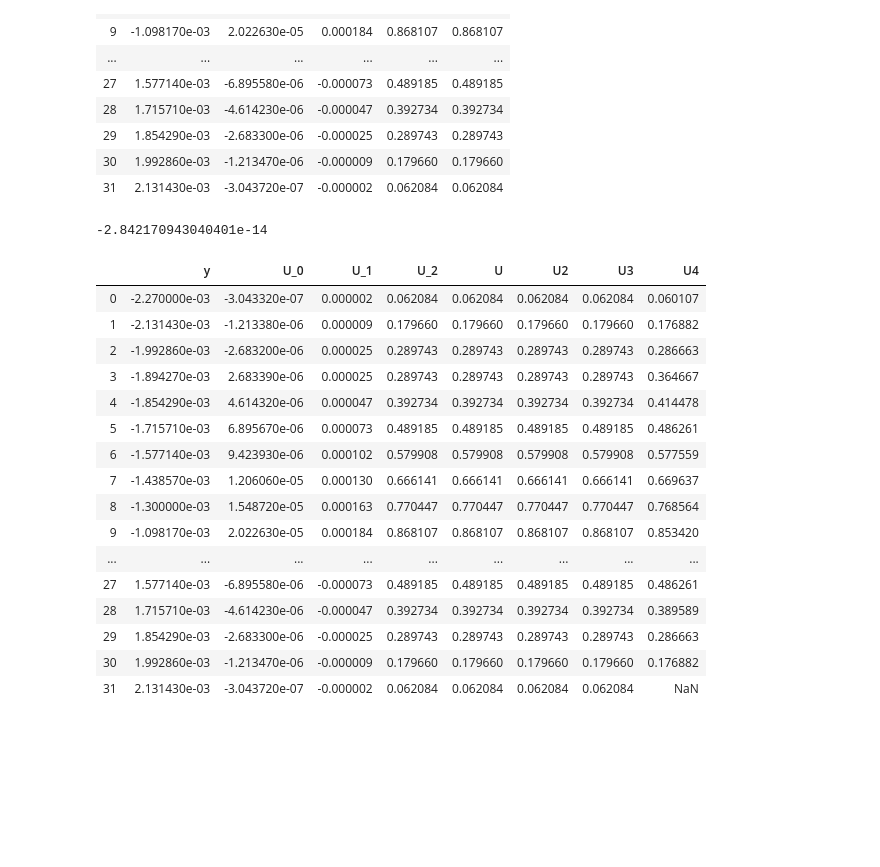
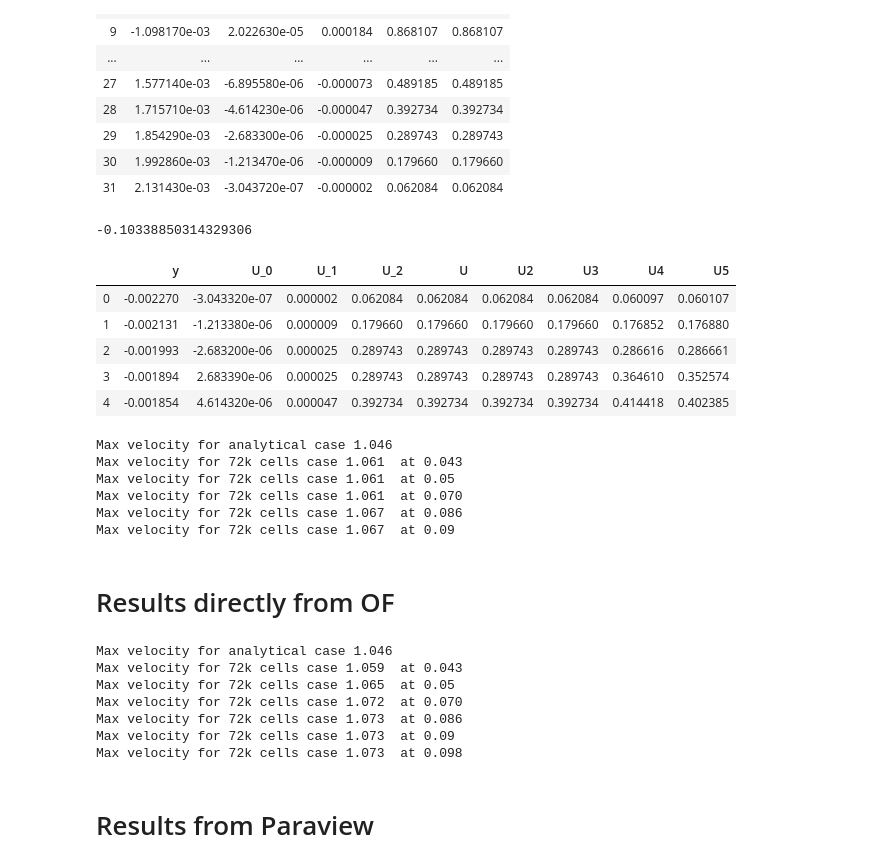
Before and after one commit to barbagroup/FDA-collaboration, a Jupyter notebook: verification/sampling/sampling_analysis.ipynb, the cells around one changed output. Cells and saved outputs as stored; diff of their text form; code cells hidden in the pictures; blank space fills up the shorter version.

```diff
--- a/verification/sampling/sampling_analysis.ipynb
+++ b/verification/sampling/sampling_analysis.ipynb
@@ -108,29 +108,37 @@ data_01['U'] = np.sqrt(data_01['U_1']**2 + data_01['U_2']**2 + data_01['U_0']**2
 data_86 = pd.read_csv('y0.1_U_086.csv')
 data_86.dropna()
 data_86['U'] = np.sqrt(data_86['U_1']**2 + data_86['U_2']**2 + data_86['U_0']**2)
+data_09 = pd.read_csv('y0.1_U_09.csv')
+data_09.dropna()
+data['U5'] = np.sqrt(data_09['U_1']**2 + data_09['U_2']**2 + data_09['U_0']**2)
 # %%
 data_05['U'].sum() - data['U'].sum()
 # %% [output]
--2.842170943040401e-14
+-0.10338850314329306
 # %%
 data['U4'] = data_86['U']
 # %%
-data
+data.head()
 # %% [output]
-|  | y | U_0 | U_1 | U_2 | U | U2 | U3 | U4 |
-| 0 | -2.270000e-03 | -3.043320e-07 | 0.000002 | 0.062084 | 0.062084 | 0.062084 | 0.062084 | 0.060107 |
-| 1 | -2.131430e-03 | -1.213380e-06 | 0.000009 | 0.179660 | 0.179660 | 0.179660 | 0.179660 | 0.176882 |
-| 2 | -1.992860e-03 | -2.683200e-06 | 0.000025 | 0.289743 | 0.289743 | 0.289743 | 0.289743 | 0.286663 |
-| 3 | -1.894270e-03 | 2.683390e-06 | 0.000025 | 0.289743 | 0.289743 | 0.289743 | 0.289743 | 0.364667 |
-| 4 | -1.854290e-03 | 4.614320e-06 | 0.000047 | 0.392734 | 0.392734 | 0.392734 | 0.392734 | 0.414478 |
-| 5 | -1.715710e-03 | 6.895670e-06 | 0.000073 | 0.489185 | 0.489185 | 0.489185 | 0.489185 | 0.486261 |
-| 6 | -1.577140e-03 | 9.423930e-06 | 0.000102 | 0.579908 | 0.579908 | 0.579908 | 0.579908 | 0.577559 |
-| 7 | -1.438570e-03 | 1.206060e-05 | 0.000130 | 0.666141 | 0.666141 | 0.666141 | 0.666141 | 0.669637 |
-| 8 | -1.300000e-03 | 1.548720e-05 | 0.000163 | 0.770447 | 0.770447 | 0.770447 | 0.770447 | 0.768564 |
-| 9 | -1.098170e-03 | 2.022630e-05 | 0.000184 | 0.868107 | 0.868107 | 0.868107 | 0.868107 | 0.853420 |
-| ... | ... | ... | ... | ... | ... | ... | ... | ... |
-| 27 | 1.577140e-03 | -6.895580e-06 | -0.000073 | 0.489185 | 0.489185 | 0.489185 | 0.489185 | 0.486261 |
-| 28 | 1.715710e-03 | -4.614230e-06 | -0.000047 | 0.392734 | 0.392734 | 0.392734 | 0.392734 | 0.389589 |
-| 29 | 1.854290e-03 | -2.683300e-06 | -0.000025 | 0.289743 | 0.289743 | 0.289743 | 0.289743 | 0.286663 |
-| 30 | 1.992860e-03 | -1.213470e-06 | -0.000009 | 0.179660 | 0.179660 | 0.179660 | 0.179660 | 0.176882 |
-| 31 | 2.131430e-03 | -3.043720e-07 | -0.000002 | 0.062084 | 0.062084 | 0.062084 | 0.062084 | NaN |
+|  | y | U_0 | U_1 | U_2 | U | U2 | U3 | U4 | U5 |
+| 0 | -0.002270 | -3.043320e-07 | 0.000002 | 0.062084 | 0.062084 | 0.062084 | 0.062084 | 0.060097 | 0.060107 |
+| 1 | -0.002131 | -1.213380e-06 | 0.000009 | 0.179660 | 0.179660 | 0.179660 | 0.179660 | 0.176852 | 0.176880 |
+| 2 | -0.001993 | -2.683200e-06 | 0.000025 | 0.289743 | 0.289743 | 0.289743 | 0.289743 | 0.286616 | 0.286661 |
+| 3 | -0.001894 | 2.683390e-06 | 0.000025 | 0.289743 | 0.289743 | 0.289743 | 0.289743 | 0.364610 | 0.352574 |
+| 4 | -0.001854 | 4.614320e-06 | 0.000047 | 0.392734 | 0.392734 | 0.392734 | 0.392734 | 0.414418 | 0.402385 |
+# %%
+print('Max velocity for analytical case {:2.4}'.format(max(data_72k['exp'])))
+print('Max velocity for 72k cells case {:2.4}  at 0.043'.format(max(data['U'])))
+print('Max velocity for 72k cells case {:2.4}  at 0.05'.format(max(data['U2'])))
+print('Max velocity for 72k cells case {:2.4}  at 0.070'.format(max(data['U3'])))
+print('Max velocity for 72k cells case {:2.4}  at 0.086'.format(max(data['U4'])))
+print('Max velocity for 72k cells case {:2.4}  at 0.09'.format(max(data['U5'])))
+# %% [output]
+Max velocity for analytical case 1.046
+Max velocity for 72k cells case 1.061  at 0.043
+Max velocity for 72k cells case 1.061  at 0.05
+Max velocity for 72k cells case 1.061  at 0.070
+Max velocity for 72k cells case 1.067  at 0.086
+Max velocity for 72k cells case 1.067  at 0.09
+# %% [markdown]
+# Results directly from OF
@@ -136,0 +169,18 @@ data
+# %%
+print('Max velocity for analytical case {:2.4}'.format(max(data_72k['exp'])))
+print('Max velocity for 72k cells case {:2.4}  at 0.043'.format(max(data_043['U'])))
+print('Max velocity for 72k cells case {:2.4}  at 0.05'.format(max(data_05['U'])))
+print('Max velocity for 72k cells case {:2.4}  at 0.070'.format(max(data_07['U'])))
+print('Max velocity for 72k cells case {:2.4}  at 0.086'.format(max(data_86['U'])))
+print('Max velocity for 72k cells case {:2.4}  at 0.09'.format(max(data_09['U'])))
+print('Max velocity for 72k cells case {:2.4}  at 0.098'.format(max(data_09['U'])))
+# %% [output]
+Max velocity for analytical case 1.046
+Max velocity for 72k cells case 1.059  at 0.043
+Max velocity for 72k cells case 1.065  at 0.05
+Max velocity for 72k cells case 1.072  at 0.070
+Max velocity for 72k cells case 1.073  at 0.086
+Max velocity for 72k cells case 1.073  at 0.09
+Max velocity for 72k cells case 1.073  at 0.098
+# %% [markdown]
+# Results from Paraview
```
Also changed, not shown: parts of 3 cells of this notebook, 15 other files.
